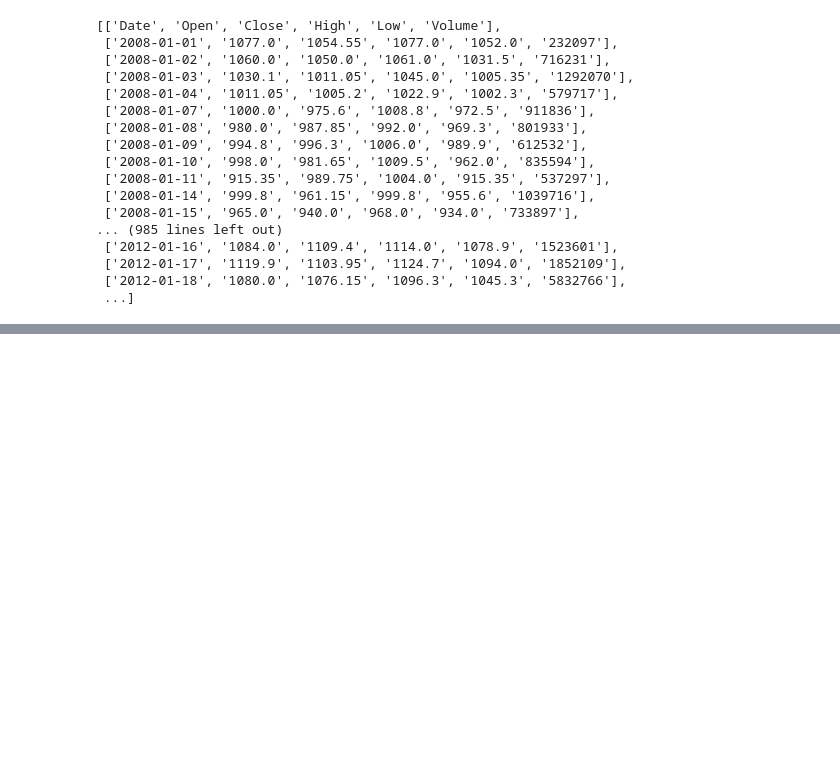
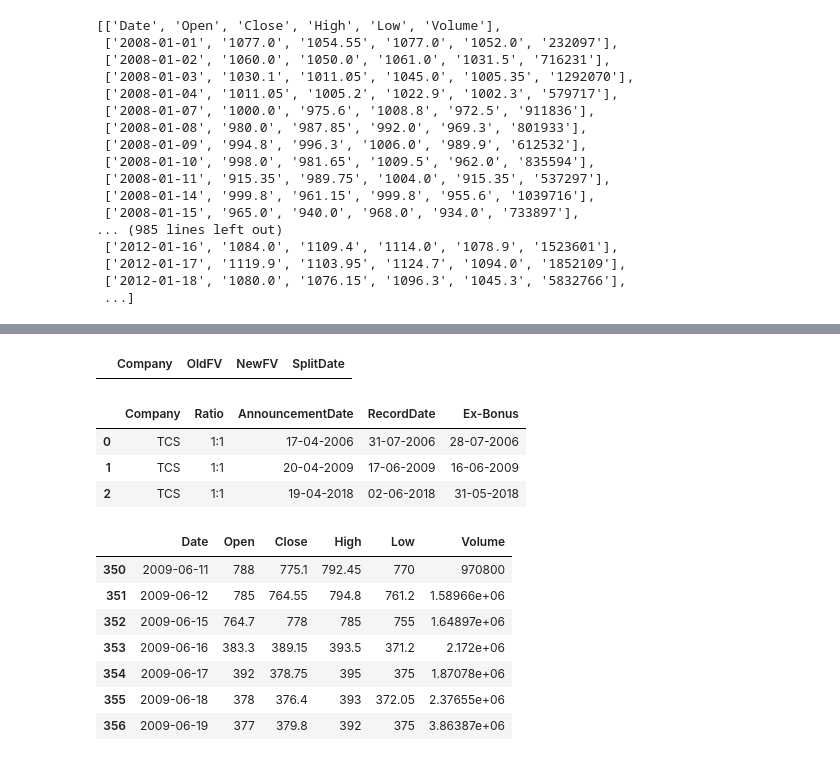
Before and after one commit to PrajwalPrashanth/DataloreLabsInternship, a Jupyter notebook: Stock price data/Untitled.ipynb, the cells around one changed output, grey strips where cells are left out. Saved outputs shown, nothing was run; the diff lists cells and outputs as text; code cells hidden in the pictures; blank space fills up the shorter version.

```diff
--- a/Stock price data/Untitled.ipynb
+++ b/Stock price data/Untitled.ipynb
@@ -53,0 +58,2 @@ df
+# %%
+price_df['Date'] = pd.to_datetime(price_df['Date'], format='%Y-%m-%d')
@@ -53,0 +82,25 @@ df
+# %%
+split_tcs = split_df[split_df['Company']=='TCS']
+split_tcs
+# %% [output]
+|  | Company | OldFV | NewFV | SplitDate |
+# %%
+bonus_tcs = bonus_df[bonus_df['Company']=='TCS'].reset_index(drop=True)
+bonus_tcs
+# %% [output]
+|  | Company | Ratio | AnnouncementDate | RecordDate | Ex-Bonus |
+| 0 | TCS | 1:1 | 17-04-2006 | 31-07-2006 | 28-07-2006 |
+| 1 | TCS | 1:1 | 20-04-2009 | 17-06-2009 | 16-06-2009 |
+| 2 | TCS | 1:1 | 19-04-2018 | 02-06-2018 | 31-05-2018 |
+# %%
+b = price_df[(price_df['Date']>'2009-06-10')&(price_df['Date']<'2009-06-20')]
+b
+# %% [output]
+|  | Date | Open | Close | High | Low | Volume |
+| 350 | 2009-06-11 | 788 | 775.1 | 792.45 | 770 | 970800 |
+| 351 | 2009-06-12 | 785 | 764.55 | 794.8 | 761.2 | 1.58966e+06 |
+| 352 | 2009-06-15 | 764.7 | 778 | 785 | 755 | 1.64897e+06 |
+| 353 | 2009-06-16 | 383.3 | 389.15 | 393.5 | 371.2 | 2.172e+06 |
+| 354 | 2009-06-17 | 392 | 378.75 | 395 | 375 | 1.87078e+06 |
+| 355 | 2009-06-18 | 378 | 376.4 | 393 | 372.05 | 2.37655e+06 |
+| 356 | 2009-06-19 | 377 | 379.8 | 392 | 375 | 3.86387e+06 |
```
Also changed, not shown: parts of 16 cells of this notebook, 2 other files.
